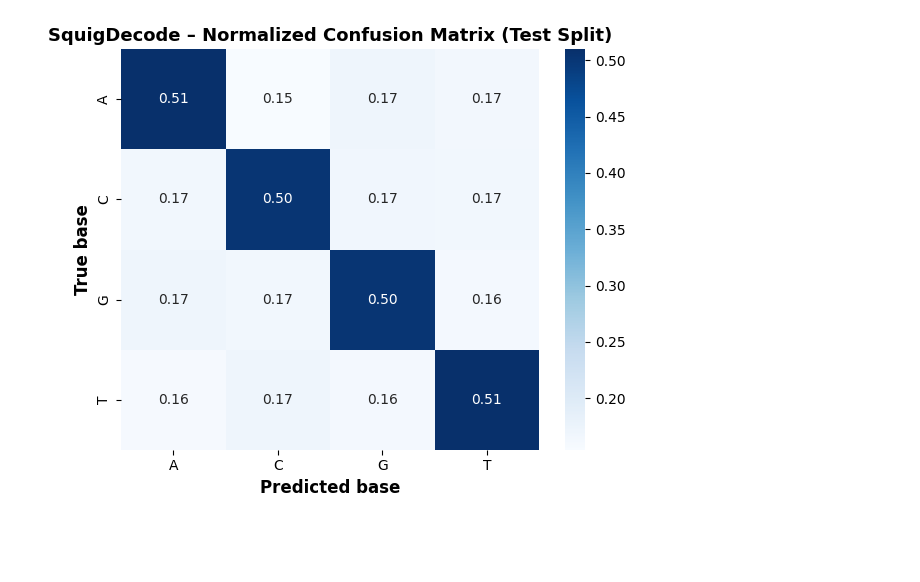
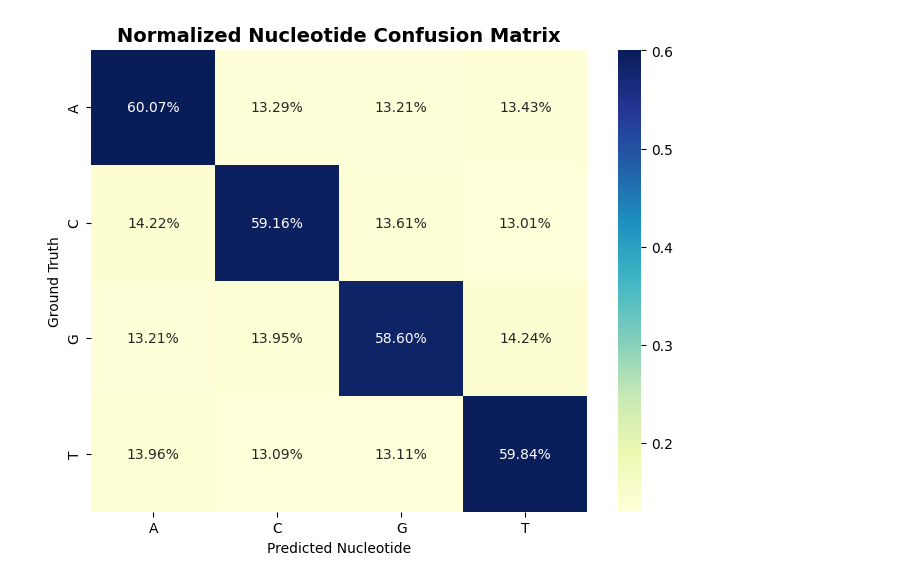
Before and after one commit to XuejianXiong/SquigDecode, a Jupyter notebook: notebooks/02_error_analysis.ipynb, the cells around one changed output. Saved outputs shown, nothing was run; the diff lists cells and outputs as text; code cells hidden in the pictures; blank space fills up the shorter version.

```diff
--- a/notebooks/02_error_analysis.ipynb
+++ b/notebooks/02_error_analysis.ipynb
@@ -85,28 +96,15 @@ Mean test accuracy (no extra noise): 95.93%
 # %%
-"""Plot confusion matrix over A/C/G/T bases."""
-
-labels = [1, 2, 3, 4]
+# Label Mapping
+labels = [1, 2, 3, 4] # A, C, G, T
 label_names = [INT_TO_BASE[i] for i in labels]
 
-cm = confusion_matrix(all_targets, all_preds, labels=labels, normalize="true")
+cm = confusion_matrix(all_targets_flat, all_preds_flat, labels=labels, normalize="true")
 
-plt.figure(figsize=(6, 5))
-sns.heatmap(
-    cm,
-    annot=True,
-    fmt=".2f",
-    cmap="Blues",
-    xticklabels=label_names,
-    yticklabels=label_names,
-)
-plt.xlabel("Predicted base", fontsize=12, fontweight="bold")
-plt.ylabel("True base", fontsize=12, fontweight="bold")
-plt.title(
-    "SquigDecode – Normalized Confusion Matrix (Test Split)",
-    fontsize=13,
-    fontweight="bold",
-)
-plt.tight_layout()
+plt.figure(figsize=(8, 6))
+sns.heatmap(cm, annot=True, fmt=".2%", cmap="YlGnBu", xticklabels=label_names, yticklabels=label_names)
+plt.title("Normalized Nucleotide Confusion Matrix", fontsize=14, fontweight='bold')
+plt.xlabel("Predicted Nucleotide")
+plt.ylabel("Ground Truth")
 plt.show()
 # %% [output]
-[figure, old version]
+[figure, new version]
```
Also changed, not shown: parts of 9 cells of this notebook, 2 other files.
